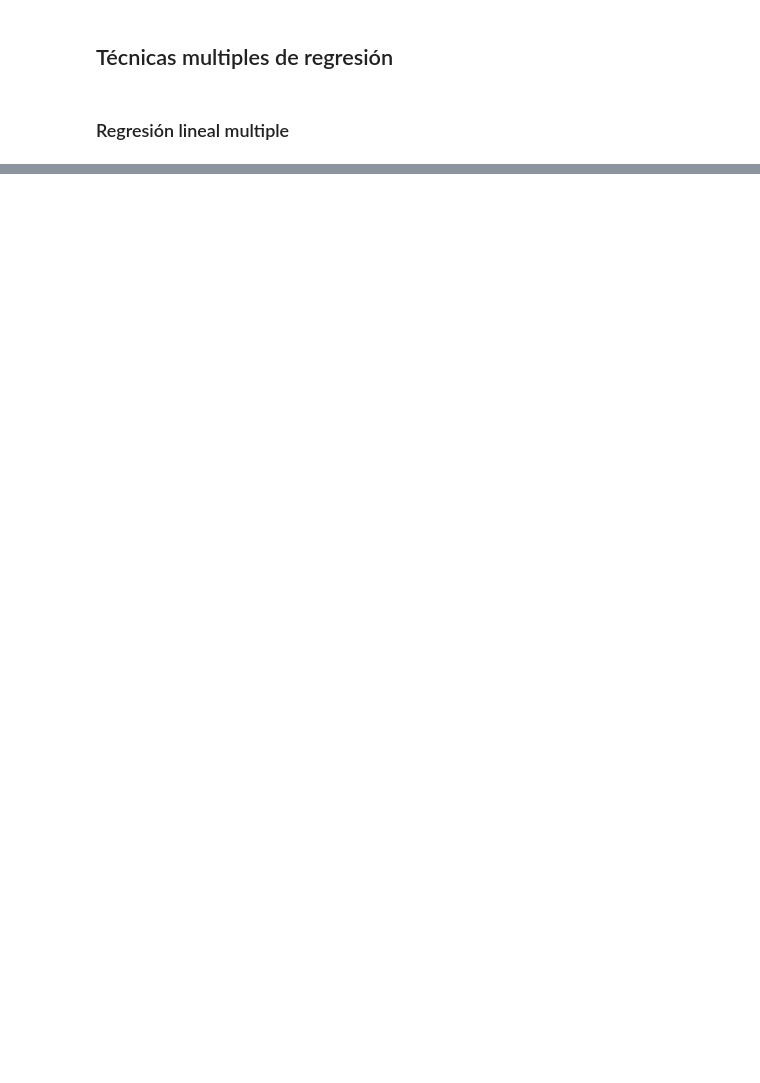
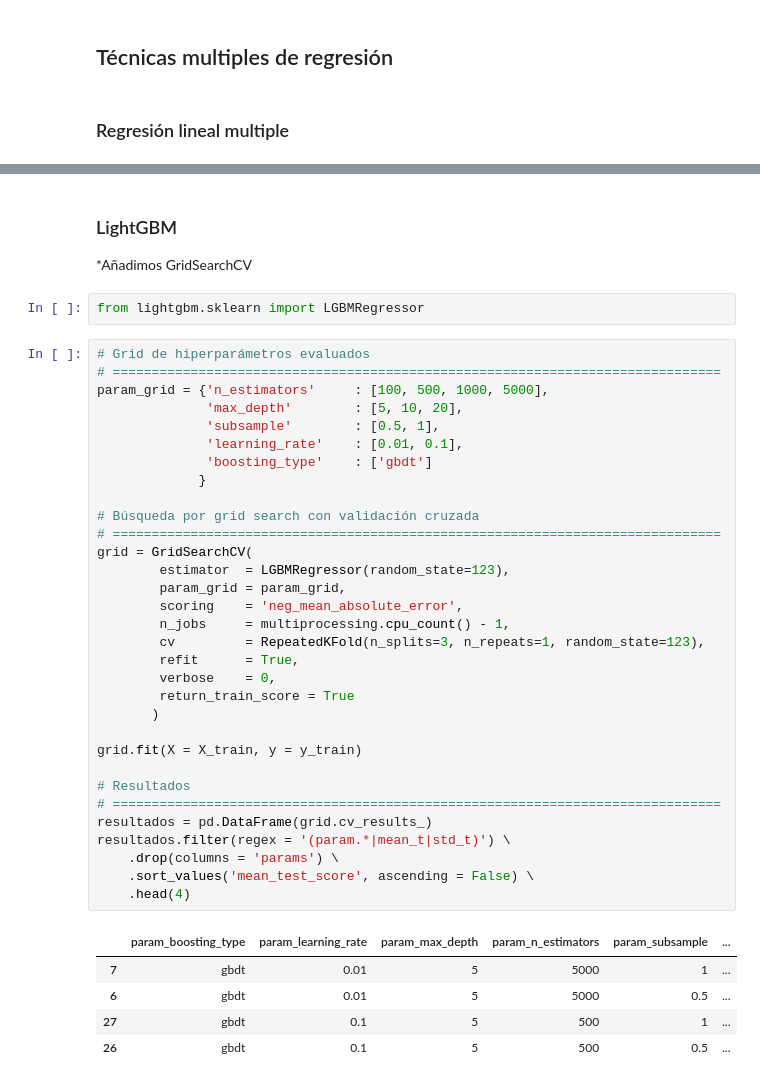
Before and after one commit to JordiPG05/Aprender-Tutoriales, a Jupyter notebook: Regression-Techniques.ipynb, the cells around one changed output, grey strips where cells are left out. Cells and saved outputs as stored; diff of their text form; blank space fills up the shorter version.

```diff
--- a/Regression-Techniques.ipynb
+++ b/Regression-Techniques.ipynb
@@ -93,0 +306,44 @@ train=preprocesado(train)
+# %% [markdown]
+### LightGBM
+
+*Añadimos GridSearchCV
+# %%
+from lightgbm.sklearn import LGBMRegressor
+# %%
+# Grid de hiperparámetros evaluados
+# ==============================================================================
+param_grid = {'n_estimators'     : [100, 500, 1000, 5000],
+              'max_depth'        : [5, 10, 20],
+              'subsample'        : [0.5, 1],
+              'learning_rate'    : [0.01, 0.1],
+              'boosting_type'    : ['gbdt']
+             }
+
+# Búsqueda por grid search con validación cruzada
+# ==============================================================================
+grid = GridSearchCV(
+        estimator  = LGBMRegressor(random_state=123),
+        param_grid = param_grid,
+        scoring    = 'neg_mean_absolute_error',
+        n_jobs     = multiprocessing.cpu_count() - 1,
+        cv         = RepeatedKFold(n_splits=3, n_repeats=1, random_state=123),
+        refit      = True,
+        verbose    = 0,
+        return_train_score = True
+       )
+
+grid.fit(X = X_train, y = y_train)
+
+# Resultados
+# ==============================================================================
+resultados = pd.DataFrame(grid.cv_results_)
+resultados.filter(regex = '(param.*|mean_t|std_t)') \
+    .drop(columns = 'params') \
+    .sort_values('mean_test_score', ascending = False) \
+    .head(4)
+# %% [output]
+|  | param_boosting_type | param_learning_rate | param_max_depth | param_n_estimators | param_subsample | ... |
+| 7 | gbdt | 0.01 | 5 | 5000 | 1 | ... |
+| 6 | gbdt | 0.01 | 5 | 5000 | 0.5 | ... |
+| 27 | gbdt | 0.1 | 5 | 500 | 1 | ... |
+| 26 | gbdt | 0.1 | 5 | 500 | 0.5 | ... |
```
Also changed, not shown: parts of 24 cells of this notebook.
